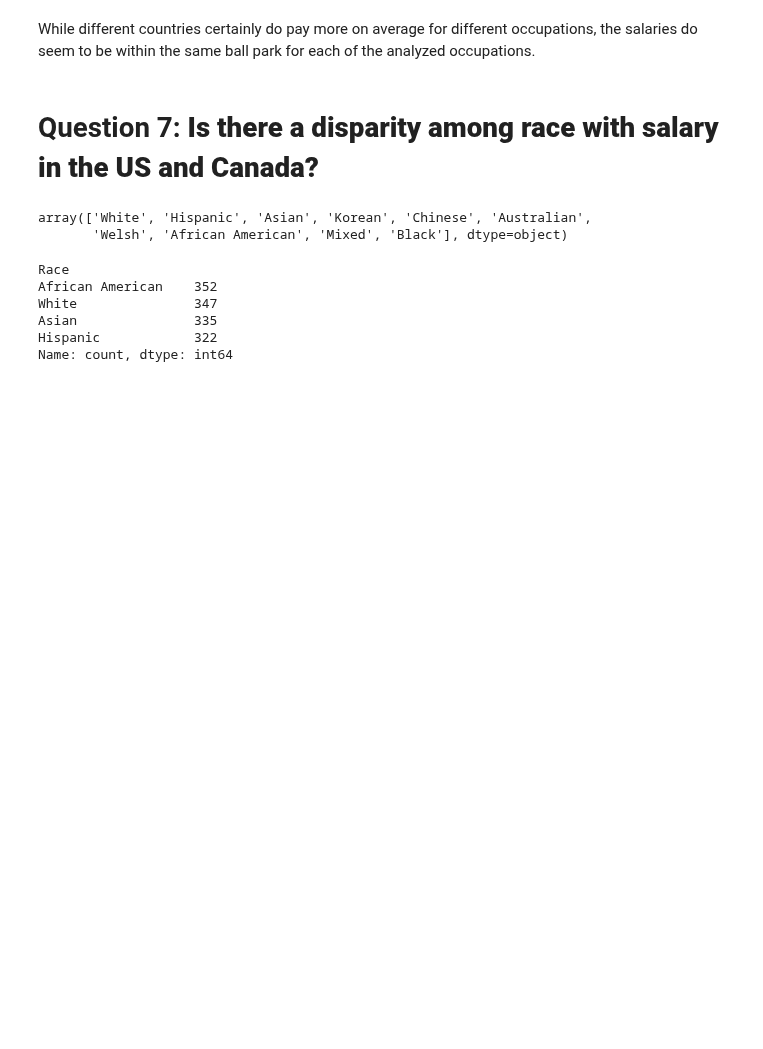
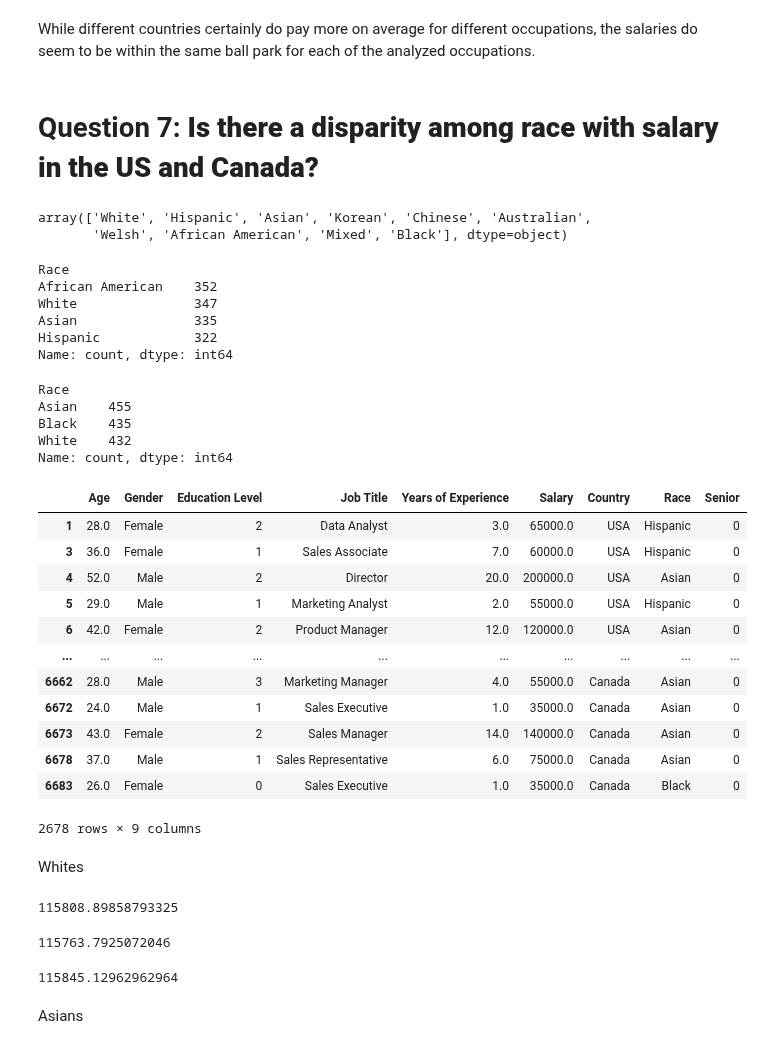
Before and after one commit to AbhijayPaul/HackTheHood-Final, a Jupyter notebook: HtHFinal.ipynb, the cells around one changed output. Drawn from its saved outputs; the diff is of its cells as text; code cells hidden in the pictures; blank space fills up the shorter version.

```diff
--- a/HtHFinal.ipynb
+++ b/HtHFinal.ipynb
@@ -903,3 +903,46 @@ White               347
 Asian               335
 Hispanic            322
 Name: count, dtype: int64
+# %%
+CALockedData["Race"].value_counts()
+# %% [output]
+Race
+Asian    455
+Black    435
+White    432
+Name: count, dtype: int64
+# %%
+RaceDataFrameNA = pandas.DataFrame()
+
+RaceDataFrameNA = pandas.concat([salaryData[salaryData["Country"] == "USA"], salaryData[salaryData["Country"] == "Canada"]])
+RaceDataFrameNA
+# %% [output]
+|  | Age | Gender | Education Level | Job Title | Years of Experience | Salary | Country | Race | Senior |
+| 1 | 28.0 | Female | 2 | Data Analyst | 3.0 | 65000.0 | USA | Hispanic | 0 |
+| 3 | 36.0 | Female | 1 | Sales Associate | 7.0 | 60000.0 | USA | Hispanic | 0 |
+| 4 | 52.0 | Male | 2 | Director | 20.0 | 200000.0 | USA | Asian | 0 |
+| 5 | 29.0 | Male | 1 | Marketing Analyst | 2.0 | 55000.0 | USA | Hispanic | 0 |
+| 6 | 42.0 | Female | 2 | Product Manager | 12.0 | 120000.0 | USA | Asian | 0 |
+| ... | ... | ... | ... | ... | ... | ... | ... | ... | ... |
+| 6662 | 28.0 | Male | 3 | Marketing Manager | 4.0 | 55000.0 | Canada | Asian | 0 |
+| 6672 | 24.0 | Male | 1 | Sales Executive | 1.0 | 35000.0 | Canada | Asian | 0 |
+| 6673 | 43.0 | Female | 2 | Sales Manager | 14.0 | 140000.0 | Canada | Asian | 0 |
+| 6678 | 37.0 | Male | 1 | Sales Representative | 6.0 | 75000.0 | Canada | Asian | 0 |
+| 6683 | 26.0 | Female | 0 | Sales Executive | 1.0 | 35000.0 | Canada | Black | 0 |
+2678 rows × 9 columns
+# %% [markdown]
+Whites
+# %%
+RaceDataFrameNA[(RaceDataFrameNA["Race"] == "White")]["Salary"].mean()
+# %% [output]
+115808.89858793325
+# %%
+RaceDataFrameNA[(RaceDataFrameNA["Race"] == "White") & (RaceDataFrameNA["Country"] == "USA")]["Salary"].mean()
+# %% [output]
+115763.7925072046
+# %%
+RaceDataFrameNA[(RaceDataFrameNA["Race"] == "White") & (RaceDataFrameNA["Country"] == "Canada")]["Salary"].mean()
+# %% [output]
+115845.12962962964
+# %% [markdown]
+Asians
```
Also changed, not shown: parts of 10 cells of this notebook.
